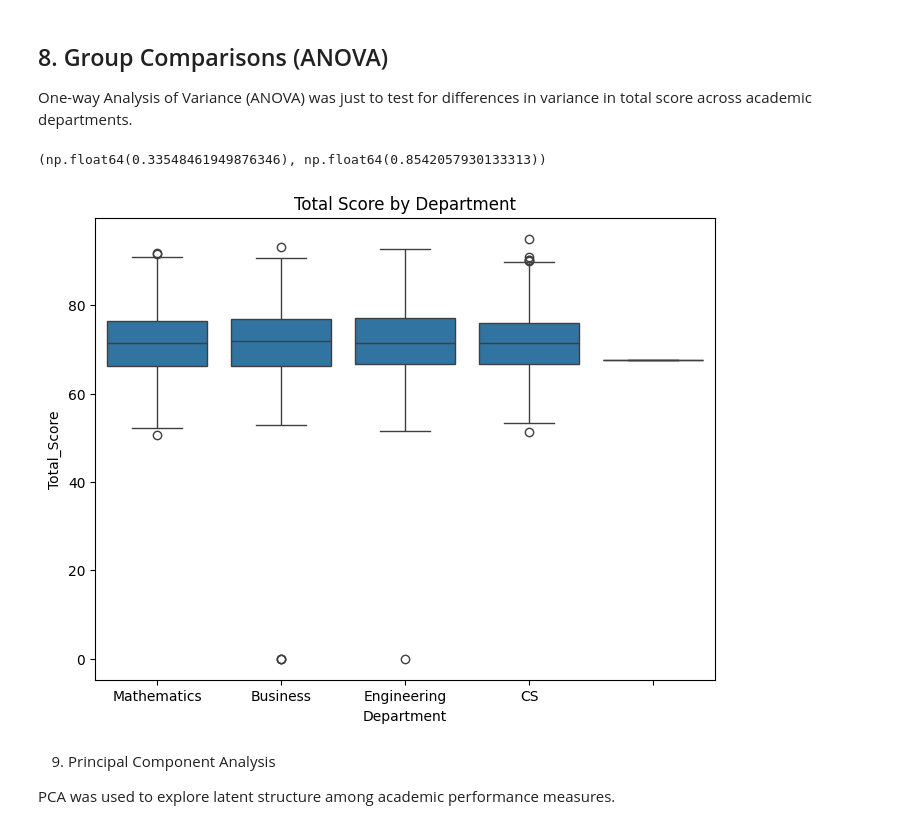
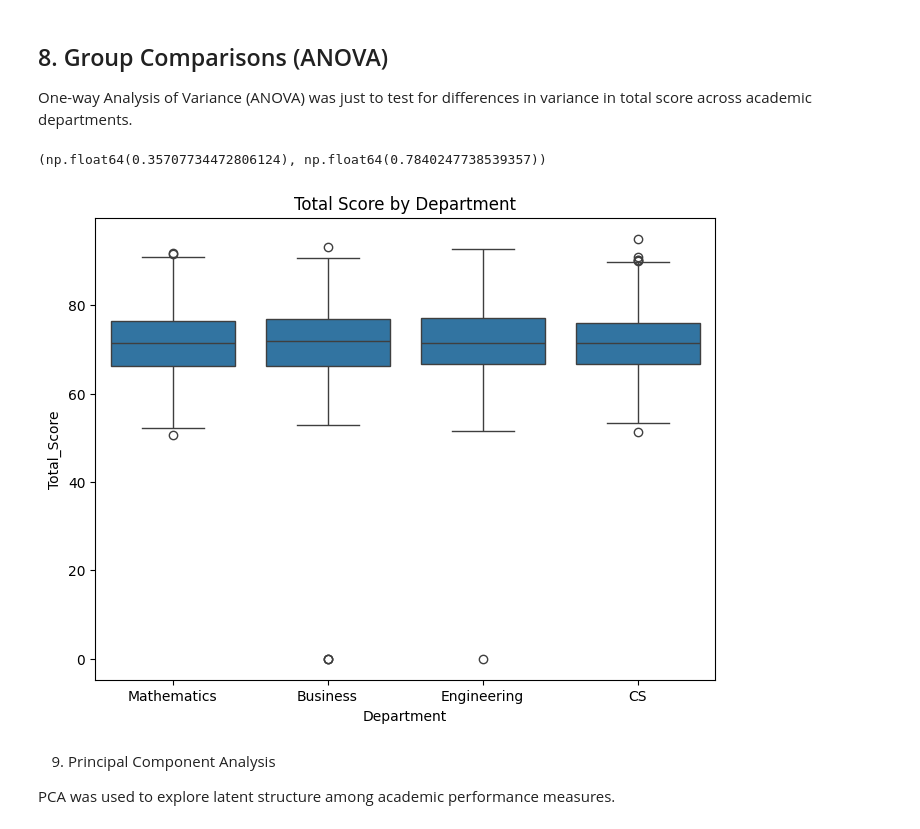
Before and after one commit to seasid3/programming-for-data-analytics-project, a Jupyter notebook: student_outcomes.ipynb, the cells around one changed output. Cells and saved outputs as stored; diff of their text form; code cells hidden in the pictures.

```diff
--- a/student_outcomes.ipynb
+++ b/student_outcomes.ipynb
@@ -71,3 +91,9 @@ df_merged.head()
+# %%
+# Remove records with missing or blank department values, creating a new DataFrame (df).
+df = df_merged[
+    df_merged["Department"].notna() &
+    (df_merged["Department"].str.strip() != "")
+].copy()
 # %% [markdown]
 ## 4. Data Inspection
 
@@ -294,22 +361,25 @@ Findings: Project and midterm scores exhibit the largest positive coefficients,
 
 One-way Analysis of Variance (ANOVA) was just to test for differences in variance in total score across academic departments.
 # %%
+
+# Create a list of Total_Score groups for each department
 groups = [
-    df_merged.loc[df_merged["Department"] == dept, "Total_Score"].dropna()
-    for dept in df_merged["Department"].dropna().unique()
+    df.loc[df["Department"] == dept, "Total_Score"].dropna()
+    for dept in df["Department"].unique()
 ]
 
+# Perform one-way ANOVA
 f_stat, p_value = stats.f_oneway(*groups)
 f_stat, p_value
 # %% [output]
-(np.float64(0.33548461949876346), np.float64(0.8542057930133313))
+(np.float64(0.35707734472806124), np.float64(0.7840247738539357))
 # %%
 plt.figure(figsize=(8,6))
-sns.boxplot(data=df_merged, x="Department", y="Total_Score")
+sns.boxplot(data=df, x="Department", y="Total_Score")
 plt.title("Total Score by Department")
 plt.show()
 # %% [output]
-[figure, old version]
+[figure, new version]
 # %% [markdown]
 9. Principal Component Analysis
 
```
Also changed, not shown: parts of 27 cells of this notebook, 2 other files.
